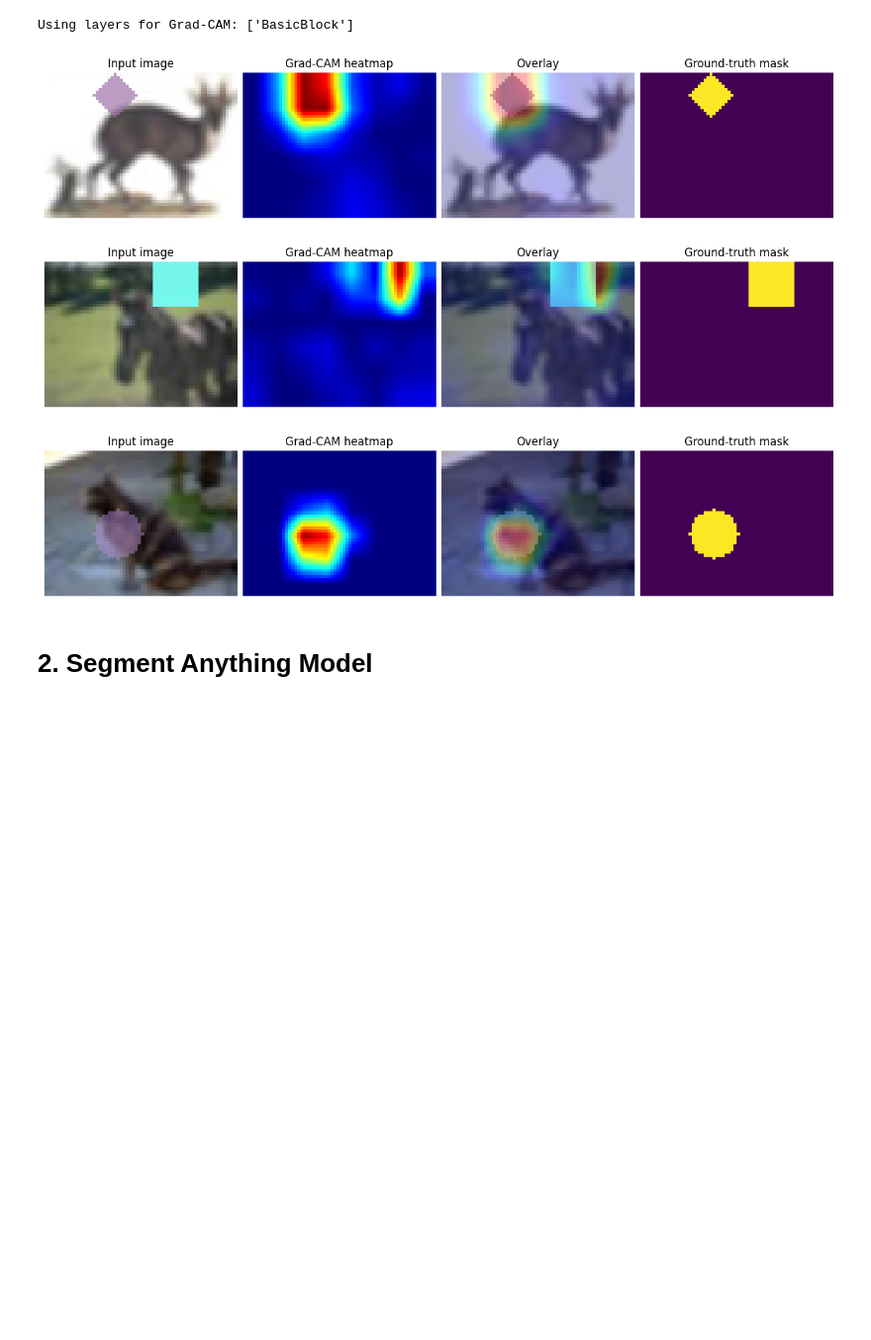
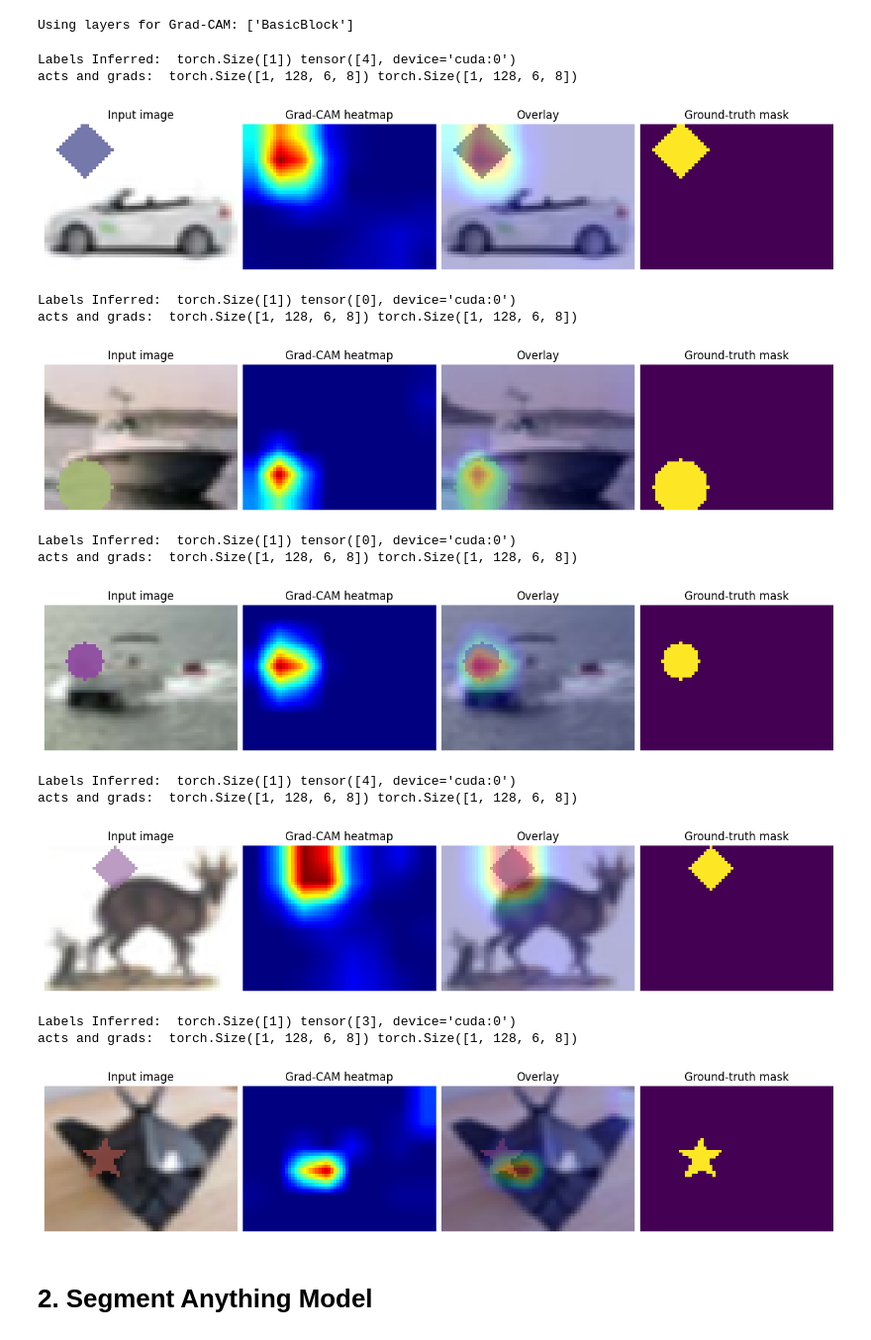
Before and after one commit to SURENAANERUS/Projects, a Jupyter notebook: docs/hw_2_gradcam_and_sam_student.ipynb, the cells around one changed output. Shown at 99% size. Cells and saved outputs as stored; diff of their text form; code cells hidden in the pictures; blank space fills up the shorter version.

```diff
--- a/docs/hw_2_gradcam_and_sam_student.ipynb
+++ b/docs/hw_2_gradcam_and_sam_student.ipynb
@@ -416,8 +409,7 @@ class GradCAM:
 
 
       def forward_hook_fn(module, input, output):
-
-        self.activationMaps.append(output[0])
+        self.activationMaps.append(output)
 
 
       def backward_hook_fn(module,input,output):
@@ -434,23 +426,27 @@ class GradCAM:
         Returns: numpy array of shape (B, H, W), values 0..1.
         """
 
-        B, C, H, W = input_tensor.shape
+        B, C, H, W = input_tensor.shape # this produces a wrong value for B > 1!
         device = input_tensor.device
         self.model.eval()
         output = self.model(input_tensor)
         if(targets == None):
-          targets = output
+          targets = torch.argmax(output,dim=1)
+          #print("Labels Inferred: ",targets.shape, targets)
+
+        else:
+          targets = torch.tensor(targets).to(device)
 
         self.optimizer.zero_grad()
-        targets = torch.tensor(targets).to(device)
         tensorTargets = torch.zeros(B,5).to(device)
-
+        # so inferred labels are 2 x 1
         for bIdx in range(0,B):
           tensorTargets[bIdx][targets[bIdx]] = 1
 
+
         output.backward(tensorTargets)
 
-
+        # up until here, correct :)
         finalOutput = torch.zeros((B,H,W),device=device)
         for acts, grads in zip(list(reversed(self.activationMaps)), self.gradients):
           gradsM = torch.mean(grads,dim=[2,3]).unsqueeze(2).unsqueeze(2)
@@ -512,28 +508,40 @@ def heatmap_to_rgb_image(
 # %%
 def example_gradcam():
     grad_cam = GradCAM(model=model, target_layers=target_layers)
 
-    for test_idx in [3, 10, 42]:
+    for test_idx in [0,1,2,3,4]:
         img, label, mask = test_dataset[test_idx]
 
-        cam = grad_cam(img.unsqueeze(0).to(device), targets=[label])
+        cam = grad_cam(img.unsqueeze(0).to(device))
         heatmap_img = heatmap_to_rgb_image(cam.squeeze(0), 0, 1)
 
         show_image_row(
             {
                 "Input image": inverse_transform(img),
                 "Grad-CAM heatmap": heatmap_img,
                 "Overlay": PIL.Image.blend(inverse_transform(img), heatmap_img, alpha=0.3),
                 "Ground-truth mask": mask,
             }
         )
 
 
 example_gradcam()
 # %% [output]
+Labels Inferred:  torch.Size([1]) tensor([4], device='cuda:0')
+acts and grads:  torch.Size([1, 128, 6, 8]) torch.Size([1, 128, 6, 8])
-[figure, old version]
+[figure, new version]
+Labels Inferred:  torch.Size([1]) tensor([0], device='cuda:0')
+acts and grads:  torch.Size([1, 128, 6, 8]) torch.Size([1, 128, 6, 8])
-[figure, old version]
+[figure, new version]
+Labels Inferred:  torch.Size([1]) tensor([0], device='cuda:0')
+acts and grads:  torch.Size([1, 128, 6, 8]) torch.Size([1, 128, 6, 8])
-[figure, old version]
+[figure, new version]
+Labels Inferred:  torch.Size([1]) tensor([4], device='cuda:0')
+acts and grads:  torch.Size([1, 128, 6, 8]) torch.Size([1, 128, 6, 8])
+[figure, added]
+Labels Inferred:  torch.Size([1]) tensor([3], device='cuda:0')
+acts and grads:  torch.Size([1, 128, 6, 8]) torch.Size([1, 128, 6, 8])
+[figure, added]
 # %% [markdown]
 # 2. Segment Anything Model
 # %% [markdown]
```
Also changed, not shown: parts of 5 cells of this notebook.
